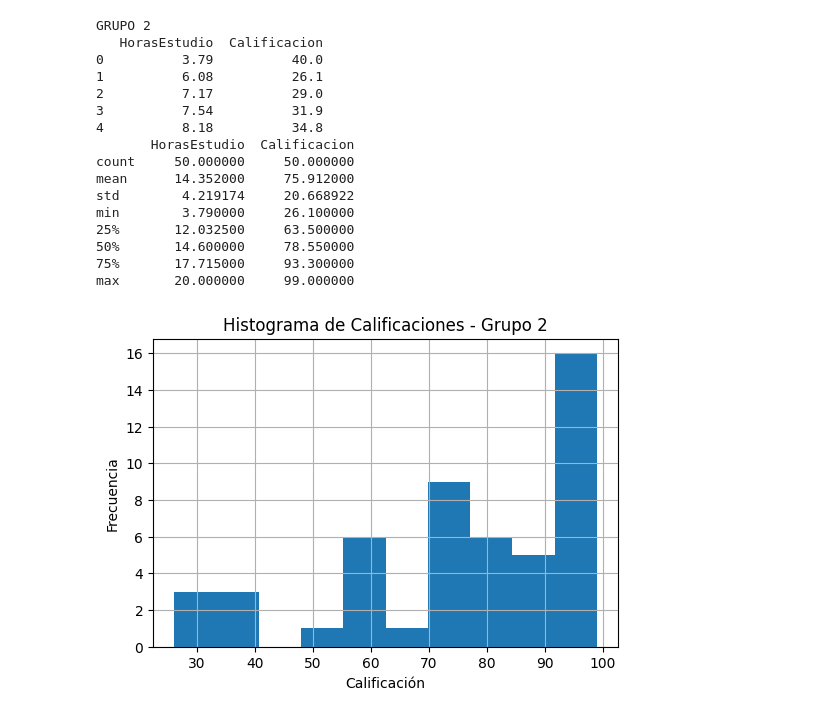
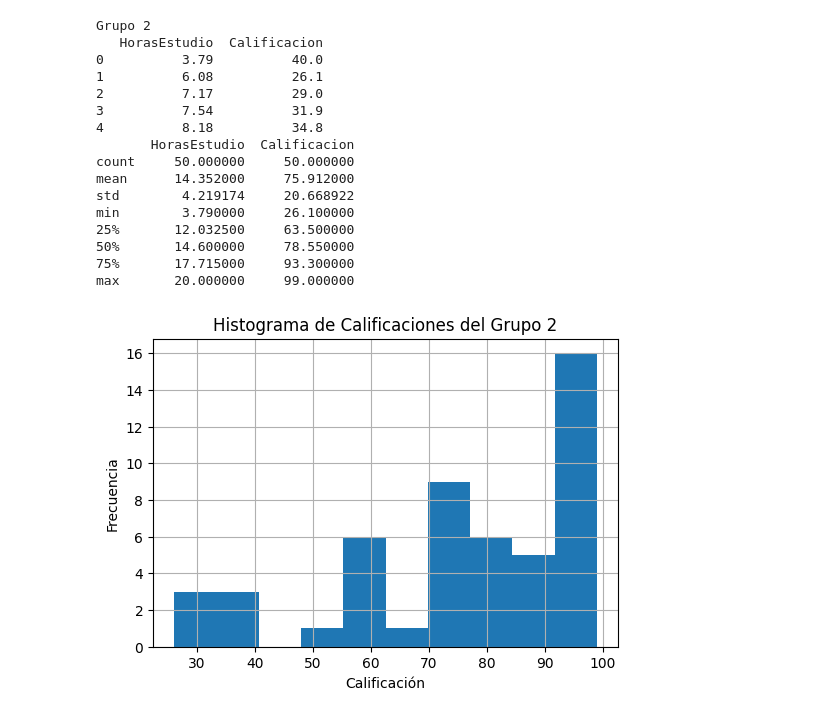
Before and after one commit to Jordy-HK/Probabilidad, a Jupyter notebook: Unidad5/PRegCor.ipynb, the cells around one changed output. Saved outputs shown, nothing was run; the diff lists cells and outputs as text; code cells hidden in the pictures.

```diff
--- a/Unidad5/PRegCor.ipynb
+++ b/Unidad5/PRegCor.ipynb
@@ -48,32 +54,32 @@ min        3.790000      68.46000
 max       20.000000     100.00000
 [figure]
 # %%
-print('GRUPO 2')
+print('Grupo 2')
 print(df2.head())
 print(df2.describe())
 plt.figure(figsize=(6,4))
 plt.hist(df2['Calificacion'], bins=10)
-plt.title('Histograma de Calificaciones - Grupo 2')
+plt.title('Histograma de Calificaciones del Grupo 2')
 plt.xlabel('Calificación')
 plt.ylabel('Frecuencia')
 plt.grid(True)
 plt.show()
 # %% [output]
-GRUPO 2
+Grupo 2
    HorasEstudio  Calificacion
 0          3.79          40.0
 1          6.08          26.1
 2          7.17          29.0
 3          7.54          31.9
 4          8.18          34.8
        HorasEstudio  Calificacion
 count     50.000000     50.000000
 mean      14.352000     75.912000
 std        4.219174     20.668922
 min        3.790000     26.100000
 25%       12.032500     63.500000
 50%       14.600000     78.550000
 75%       17.715000     93.300000
 max       20.000000     99.000000
-[figure, old version]
+[figure, new version]
 # %%
```
Also changed, not shown: parts of 8 cells of this notebook.
